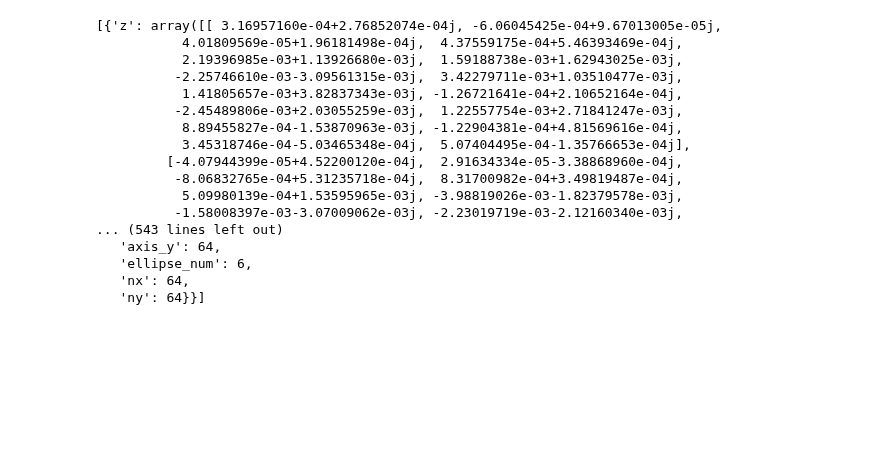
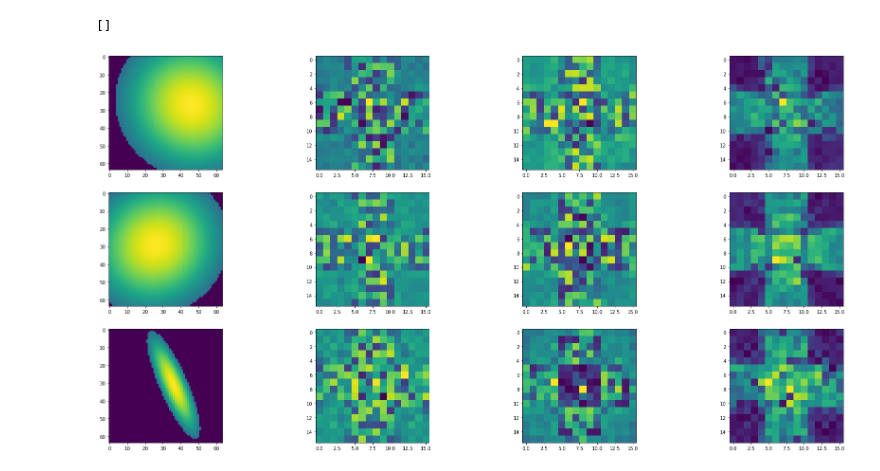
Before and after one commit to Hirochon/laboratory, a Jupyter notebook: experiment/visualize_surface.ipynb, the cells around one changed output. Saved outputs shown, nothing was run; the diff lists cells and outputs as text; code cells hidden in the pictures; blank space fills up the shorter version.

```diff
--- a/experiment/visualize_surface.ipynb
+++ b/experiment/visualize_surface.ipynb
@@ -4,7 +4,7 @@ import matplotlib.pyplot as plt
 import pickle
 %matplotlib inline
 # %%
-folder = "2020_0917_201204_experiment"
+folder = "2020_0919_164308_experiment"
 
 with open('../research/result/' + folder + '/pkl_mirror_train.pkl', 'rb') as f:
     train_mirror = pickle.load(f)
@@ -40,14 +23,0 @@ test_mirror
-# %%
-fig = plt.figure(figsize=(15,15))
-for j in range(16):
-    fig.add_subplot(4, 4,j+1)
-    plt.imshow(train_mirror['elip'][j]["z"])
-plt.show()
-
-# print("\n\n")
-# print("test data")
-# fig = plt.figure(figsize=(15,15))
-# for j in range(6):
-#     fig.add_subplot(2,3,j+1)
-#     plt.imshow(test_surf[j][roop[2]])
-# plt.show()
@@ -56,33 +24,20 @@ plt.show()
 # %%
 test_detec
 # %% [output]
-[{'z': array([[ 3.16957160e-04+2.76852074e-04j, -6.06045425e-04+9.67013005e-05j,
-           4.01809569e-05+1.96181498e-04j,  4.37559175e-04+5.46393469e-04j,
-           2.19396985e-03+1.13926680e-03j,  1.59188738e-03+1.62943025e-03j,
-          -2.25746610e-03-3.09561315e-03j,  3.42279711e-03+1.03510477e-03j,
-           1.41805657e-03+3.82837343e-03j, -1.26721641e-04+2.10652164e-04j,
-          -2.45489806e-03+2.03055259e-03j,  1.22557754e-03+2.71841247e-03j,
-           8.89455827e-04-1.53870963e-03j, -1.22904381e-04+4.81569616e-04j,
-           3.45318746e-04-5.03465348e-04j,  5.07404495e-04-1.35766653e-04j],
-         [-4.07944399e-05+4.52200120e-04j,  2.91634334e-05-3.38868960e-04j,
-          -8.06832765e-04+5.31235718e-04j,  8.31700982e-04+3.49819487e-04j,
-           5.09980139e-04+1.53595965e-03j, -3.98819026e-03-1.82379578e-03j,
-          -1.58008397e-03-3.07009062e-03j, -2.23019719e-03-2.12160340e-03j,
-... (543 lines left out)
-   'axis_y': 64,
-   'ellipse_num': 6,
-   'nx': 64,
-   'ny': 64}}]
+[]
 # %%
-fig = plt.figure(figsize=(30,160))
-for i in range(16):
+num = 3
+fig = plt.figure(figsize=(30,15))
+for i in range(num):
     j = i * 4
-    fig.add_subplot(16, 4, j+1)
+    fig.add_subplot(num, 4, j+1)
     plt.imshow(train_mirror['elip'][i]["z"])
-    fig.add_subplot(16, 4, j+2)
+    fig.add_subplot(num, 4, j+2)
     plt.imshow(np.real(train_detec[i]["z"]))
-    fig.add_subplot(16, 4, j+3)
+    fig.add_subplot(num, 4, j+3)
     plt.imshow(np.imag(train_detec[i]["z"]))
-    fig.add_subplot(16, 4, j+4)
+    fig.add_subplot(num, 4, j+4)
     plt.imshow(np.abs(train_detec[i]["z"]))
 plt.show()
+# %% [output]
+[figure, added]
```
Also changed, not shown: parts of 2 cells of this notebook, 3 other files.
